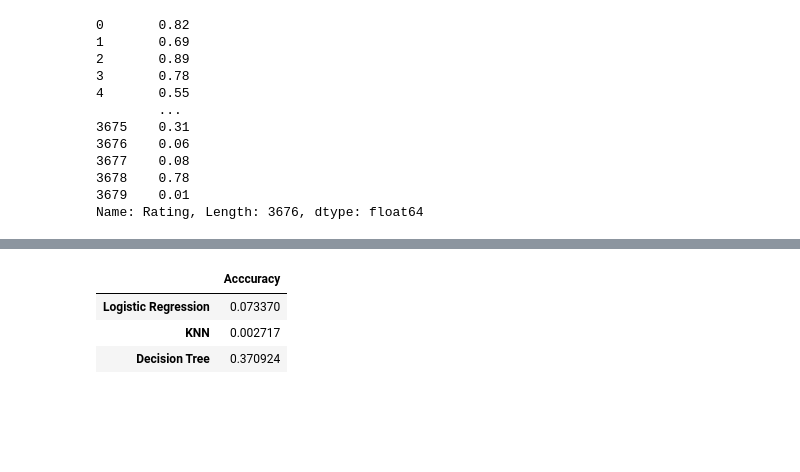
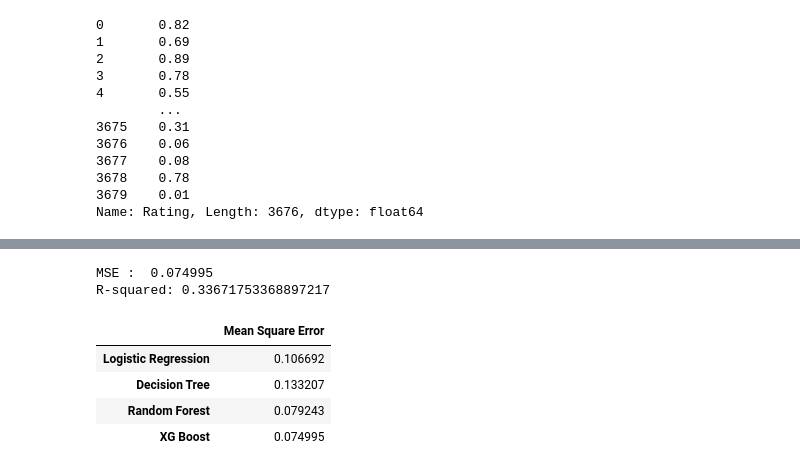
Before and after one commit to subramanian72/Final-Project, a Jupyter notebook: GuviRatings.ipynb, the cells around one changed output, grey strips where cells are left out. Saved outputs shown, nothing was run; the diff lists cells and outputs as text; code cells hidden in the pictures; blank space fills up the shorter version.

```diff
--- a/GuviRatings.ipynb
+++ b/GuviRatings.ipynb
@@ -502,14 +503,48 @@ Accuracy: 0.37092391304347827
-# %%
-accuracy_level=[accuracy_LR,accuracy_knn,accuracy_DT]
-# test_error=[test_error_ridge,test_error_knn,test_error_bay,test_error_tree,test_error_svm]
-
-col={'Acccuracy':accuracy_level}
-models=['Logistic Regression','KNN','Decision Tree'] ## ,'SVM'
-df=DataFrame(data=col,index=models)
-df
-# %% [output]
-|  | Acccuracy |
-| Logistic Regression | 0.073370 |
-| KNN | 0.002717 |
-| Decision Tree | 0.370924 |
+# %%
+#XG Boost Regressor
+
+import xgboost as xg
+
+X = df.drop('Rating', axis=1)
+y = df['Rating']
+
+# Split data into training and testing sets (70% train, 30% test)
+X_train, X_test, y_train, y_test = train_test_split(X, y, test_size=0.3, random_state=120)
+
+# Instantiation
+xgb_r = xg.XGBRegressor(n_estimators = 10, seed = 123)
+
+# Fitting the model
+xgb_r.fit(X_train, y_train)
+
+# Predict the model
+pred = xgb_r.predict(X_test)
+
+# RMSE Computation
+mse_xg = mean_squared_error(y_test, pred)
+print("MSE : % f" %(mse_xg))
+
+r2_xg = r2_score(y_test, pred)
+print(f'R-squared: {r2_xg}')
+# %% [output]
+MSE :  0.074995
+R-squared: 0.33671753368897217
+# %%
+#Compare all the regressor models
+
+MSE_level=[mse_lr,mse_dt,mse_rf, mse_xg]
+R2_level=[r_squared_lr, R2Score_dt,  r2_rf, r2_xg]
+
+col={'Mean Square Error':MSE_level}
+models=['Logistic Regression','Decision Tree','Random Forest', 'XG Boost']
+df=DataFrame(data=col,index=models)
+# df["R2Score"] = R2_level
+# df = df.assign(R2Score=[r_squared_lr, R2Score_dt,  r2_rf, r2_xg])
+df
+# %% [output]
+|  | Mean Square Error |
+| Logistic Regression | 0.106692 |
+| Decision Tree | 0.133207 |
+| Random Forest | 0.079243 |
+| XG Boost | 0.074995 |
 # %%
```
Also changed, not shown: parts of 10 cells of this notebook.
